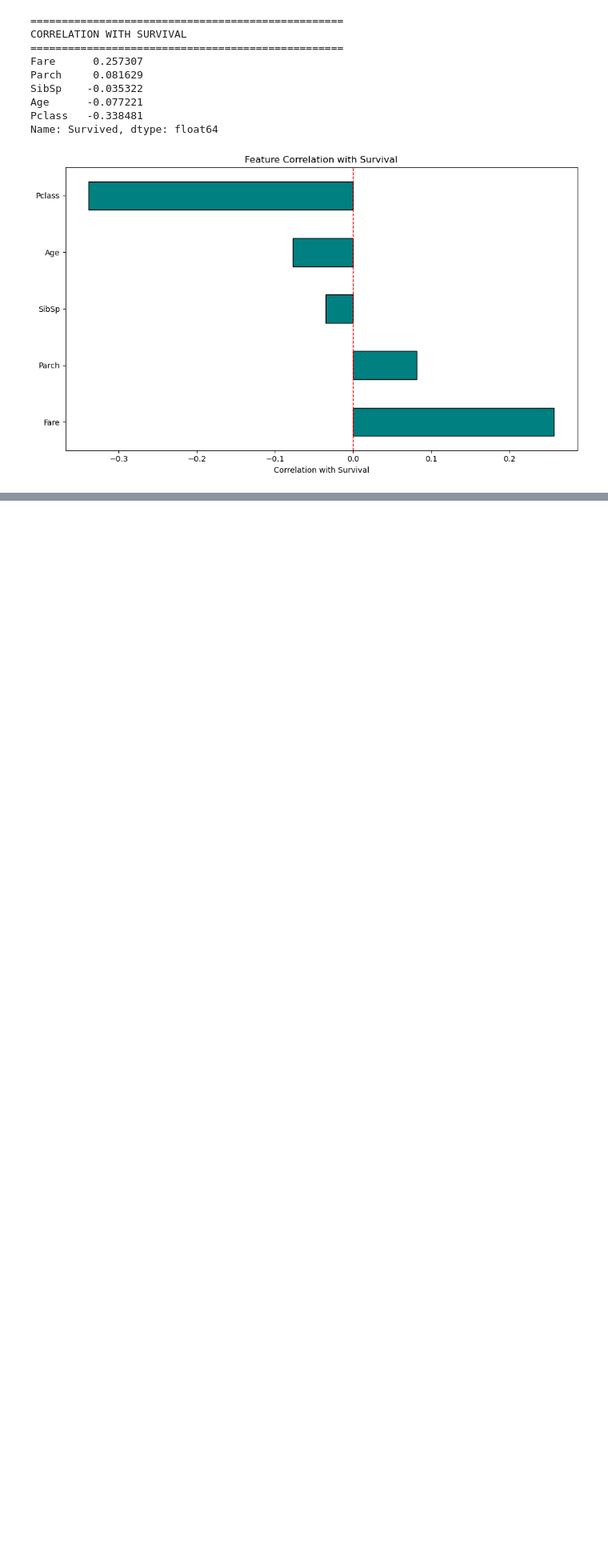
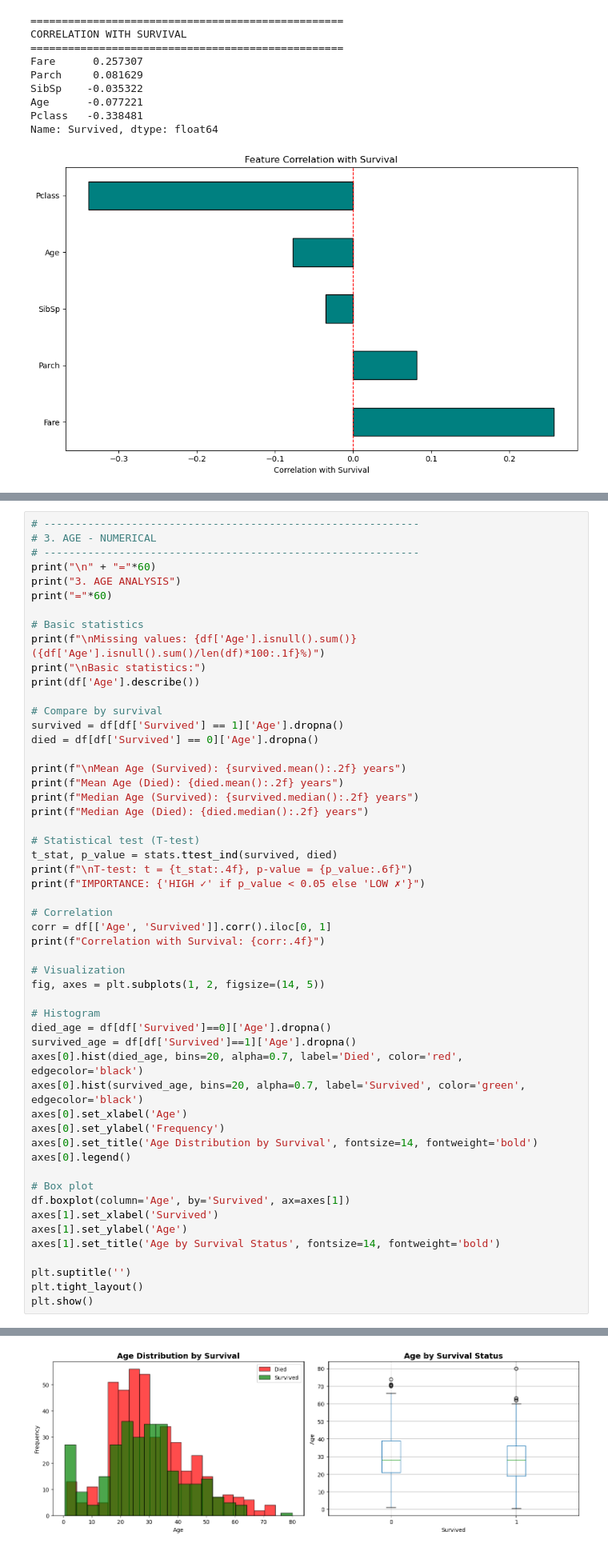
Before and after one commit to codedbydumi/kaggle-playground, a Jupyter notebook: Titanic Project/Untitled.ipynb, the cells around one changed output, grey strips where cells are left out. Shown at 80% size. Drawn from its saved outputs; the diff is of its cells as text; blank space fills up the shorter version.

```diff
--- a/Titanic Project/Untitled.ipynb
+++ b/Titanic Project/Untitled.ipynb
@@ -317,0 +481,54 @@ FEATURE IMPORTANCE SUMMARY
+# %%
+# ------------------------------------------------------------
+# 3. AGE - NUMERICAL
+# ------------------------------------------------------------
+print("\n" + "="*60)
+print("3. AGE ANALYSIS")
+print("="*60)
+
+# Basic statistics
+print(f"\nMissing values: {df['Age'].isnull().sum()} ({df['Age'].isnull().sum()/len(df)*100:.1f}%)")
+print("\nBasic statistics:")
+print(df['Age'].describe())
+
+# Compare by survival
+survived = df[df['Survived'] == 1]['Age'].dropna()
+died = df[df['Survived'] == 0]['Age'].dropna()
+
+print(f"\nMean Age (Survived): {survived.mean():.2f} years")
+print(f"Mean Age (Died): {died.mean():.2f} years")
+print(f"Median Age (Survived): {survived.median():.2f} years")
+print(f"Median Age (Died): {died.median():.2f} years")
+
+# Statistical test (T-test)
+t_stat, p_value = stats.ttest_ind(survived, died)
+print(f"\nT-test: t = {t_stat:.4f}, p-value = {p_value:.6f}")
+print(f"IMPORTANCE: {'HIGH ✓' if p_value < 0.05 else 'LOW ✗'}")
+
+# Correlation
+corr = df[['Age', 'Survived']].corr().iloc[0, 1]
+print(f"Correlation with Survival: {corr:.4f}")
+
+# Visualization
+fig, axes = plt.subplots(1, 2, figsize=(14, 5))
+
+# Histogram
+died_age = df[df['Survived']==0]['Age'].dropna()
+survived_age = df[df['Survived']==1]['Age'].dropna()
+axes[0].hist(died_age, bins=20, alpha=0.7, label='Died', color='red', edgecolor='black')
+axes[0].hist(survived_age, bins=20, alpha=0.7, label='Survived', color='green', edgecolor='black')
+axes[0].set_xlabel('Age')
+axes[0].set_ylabel('Frequency')
+axes[0].set_title('Age Distribution by Survival', fontsize=14, fontweight='bold')
+axes[0].legend()
+
+# Box plot
+df.boxplot(column='Age', by='Survived', ax=axes[1])
+axes[1].set_xlabel('Survived')
+axes[1].set_ylabel('Age')
+axes[1].set_title('Age by Survival Status', fontsize=14, fontweight='bold')
+
+plt.suptitle('')
+plt.tight_layout()
+plt.show()
+# %% [output]
@@ -317,0 +552 @@ FEATURE IMPORTANCE SUMMARY
+[figure, added]
```
Also changed, not shown: parts of 10 cells of this notebook.
